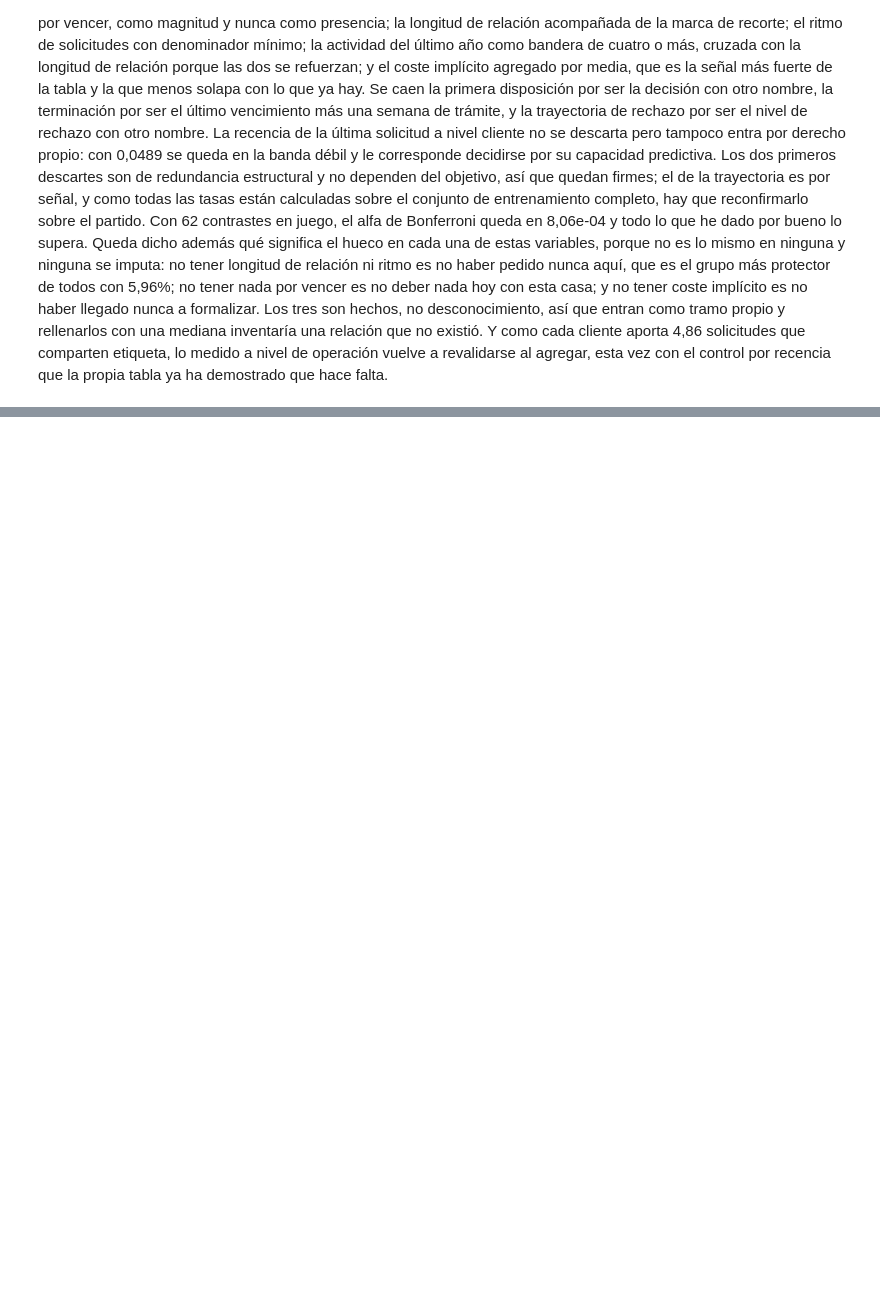
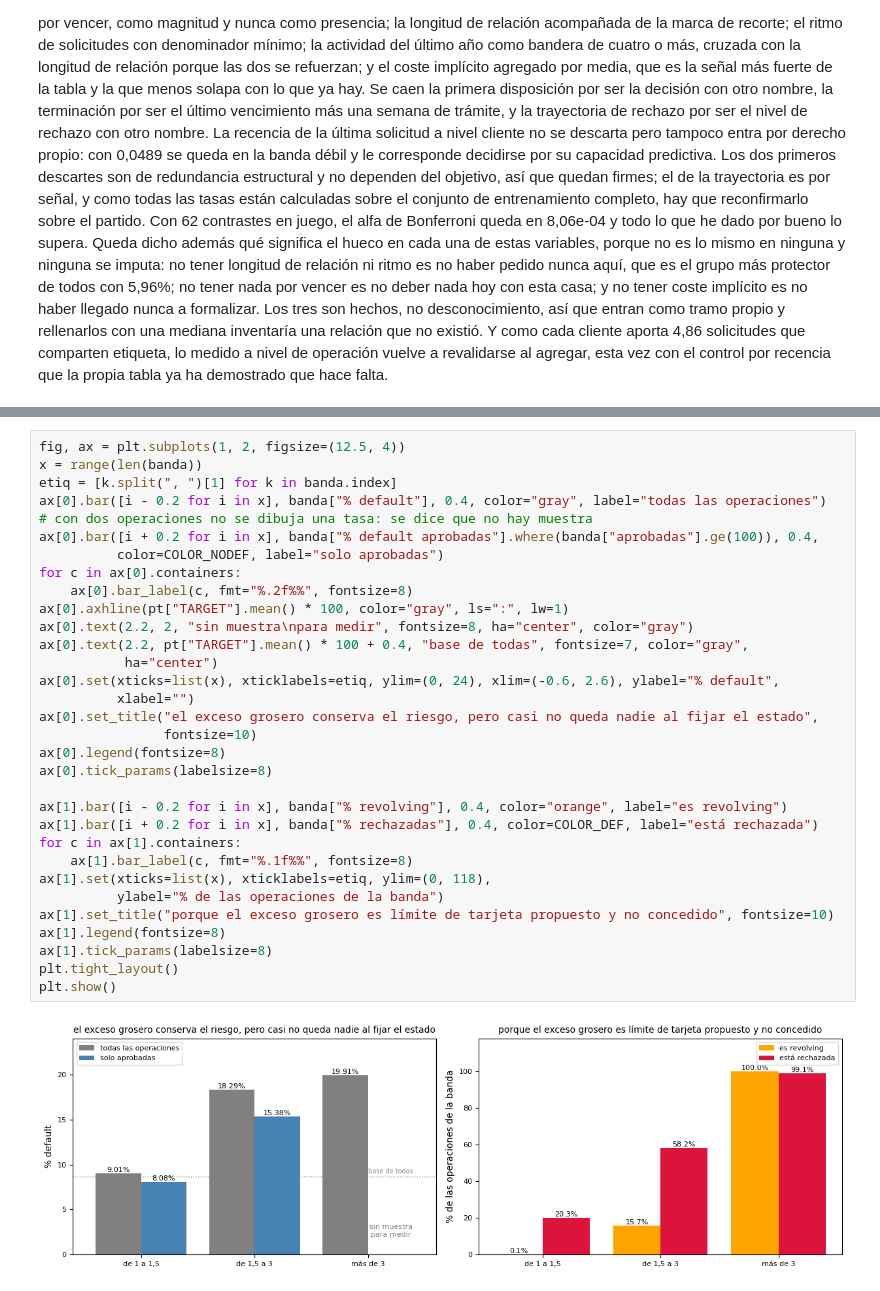
Before and after one commit to yeraybc/home-credit-default-risk, a Jupyter notebook: notebooks/04_eda_previous_application.ipynb, the cells around one changed output, grey strips where cells are left out. Cells and saved outputs as stored; diff of their text form; blank space fills up the shorter version.

```diff
--- a/notebooks/04_eda_previous_application.ipynb
+++ b/notebooks/04_eda_previous_application.ipynb
@@ -3634,0 +3908,34 @@ De todo el eje temporal se conservan siete cosas: la antigüedad de la decisión
+# %%
+fig, ax = plt.subplots(1, 2, figsize=(12.5, 4))
+x = range(len(banda))
+etiq = [k.split(", ")[1] for k in banda.index]
+ax[0].bar([i - 0.2 for i in x], banda["% default"], 0.4, color="gray", label="todas las operaciones")
+# con dos operaciones no se dibuja una tasa: se dice que no hay muestra
+ax[0].bar([i + 0.2 for i in x], banda["% default aprobadas"].where(banda["aprobadas"].ge(100)), 0.4,
+          color=COLOR_NODEF, label="solo aprobadas")
+for c in ax[0].containers:
+    ax[0].bar_label(c, fmt="%.2f%%", fontsize=8)
+ax[0].axhline(pt["TARGET"].mean() * 100, color="gray", ls=":", lw=1)
+ax[0].text(2.2, 2, "sin muestra\npara medir", fontsize=8, ha="center", color="gray")
+ax[0].text(2.2, pt["TARGET"].mean() * 100 + 0.4, "base de todas", fontsize=7, color="gray",
+           ha="center")
+ax[0].set(xticks=list(x), xticklabels=etiq, ylim=(0, 24), xlim=(-0.6, 2.6), ylabel="% default",
+          xlabel="")
+ax[0].set_title("el exceso grosero conserva el riesgo, pero casi no queda nadie al fijar el estado",
+                fontsize=10)
+ax[0].legend(fontsize=8)
+ax[0].tick_params(labelsize=8)
+
+ax[1].bar([i - 0.2 for i in x], banda["% revolving"], 0.4, color="orange", label="es revolving")
+ax[1].bar([i + 0.2 for i in x], banda["% rechazadas"], 0.4, color=COLOR_DEF, label="está rechazada")
+for c in ax[1].containers:
+    ax[1].bar_label(c, fmt="%.1f%%", fontsize=8)
+ax[1].set(xticks=list(x), xticklabels=etiq, ylim=(0, 118),
+          ylabel="% de las operaciones de la banda")
+ax[1].set_title("porque el exceso grosero es límite de tarjeta propuesto y no concedido", fontsize=10)
+ax[1].legend(fontsize=8)
+ax[1].tick_params(labelsize=8)
+plt.tight_layout()
+plt.show()
+# %% [output]
+[figure, added]
```
Also changed, not shown: parts of 16 cells of this notebook.
